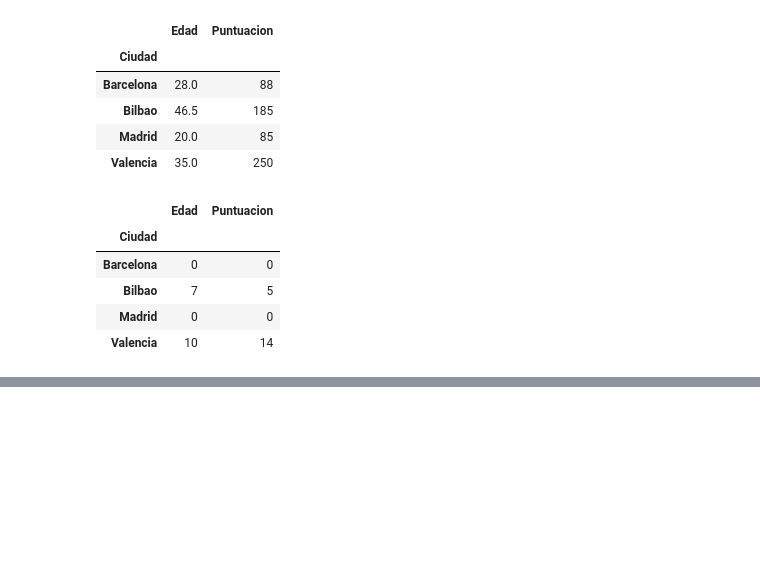
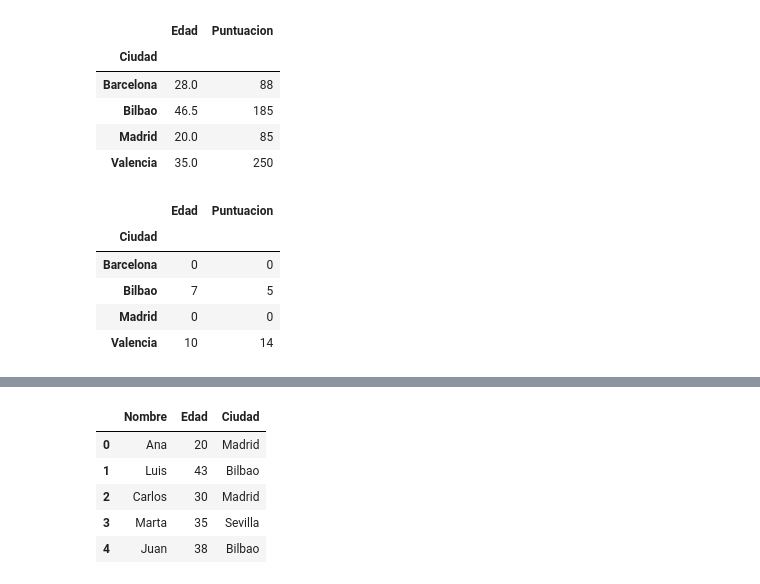
Before and after one commit to lflondo/PythonAnalisisDatos, a Jupyter notebook: AnalisisDatos.ipynb, the cells around one changed output, grey strips where cells are left out. Saved outputs shown, nothing was run; the diff lists cells and outputs as text; code cells hidden in the pictures; blank space fills up the shorter version.

```diff
--- a/AnalisisDatos.ipynb
+++ b/AnalisisDatos.ipynb
@@ -296,0 +347,10 @@ aggregated_data_custom
+# %%
+#Agregacion de una nueva columna
+#Creacion de DataFrame
+
+data= {
+    "Nombre": ["Ana", "Luis", "Carlos", "Marta"],
+    "Edad":[20, 43, 30, 35]
+}
+df = pd.DataFrame(data)
+df
@@ -296,0 +363,4 @@ aggregated_data_custom
+# %%
+#Agregar un DataFrame a una columna
+df["Ciudad"] = ["Madrid", "Bilbao", "Madrid", "Sevilla"]
+df
@@ -296,0 +373,13 @@ aggregated_data_custom
+# %%
+#agregar una nueva fila al DataFrame
+new_row = pd.Series({"Nombre": "Juan", "Edad": 38, "Ciudad": "Bilbao"})
+#agregar la fila al DataFrame existente
+df = pd.concat([df, new_row.to_frame().T], ignore_index=True)
+df
+# %% [output]
+|  | Nombre | Edad | Ciudad |
+| 0 | Ana | 20 | Madrid |
+| 1 | Luis | 43 | Bilbao |
+| 2 | Carlos | 30 | Madrid |
+| 3 | Marta | 35 | Sevilla |
+| 4 | Juan | 38 | Bilbao |
```
Also changed, not shown: parts of 18 cells of this notebook.
